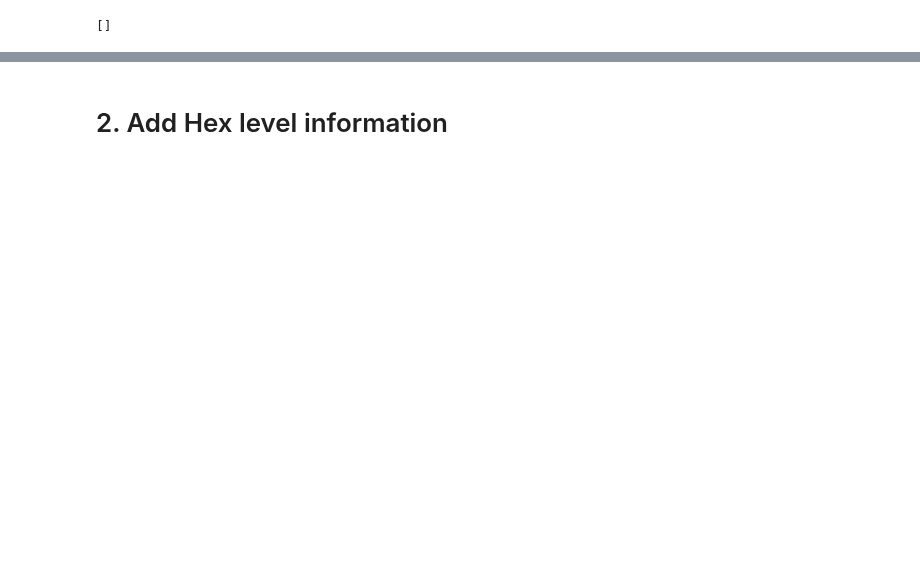
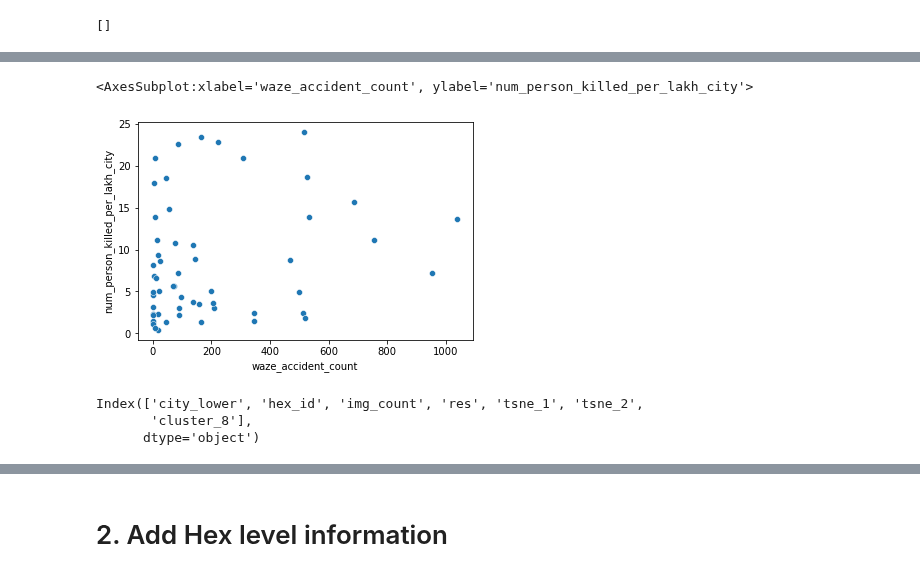
Before and after one commit to brookefzy/uvi-time-machine, a Jupyter notebook: _script/d-experiment/09_merge_all.ipynb, the cells around one changed output, grey strips where cells are left out. Drawn from its saved outputs; the diff is of its cells as text; code cells hidden in the pictures; blank space fills up the shorter version.

```diff
--- a/_script/d-experiment/09_merge_all.ipynb
+++ b/_script/d-experiment/09_merge_all.ipynb
@@ -50,0 +93,7 @@ print(mergedf['city_lower'].nunique())
+# %%
+# calculate the entropy among the eight clusters
+from scipy.stats import entropy
+# force the entropy to range from 0 to 1
+entropy_variables = ['cluster_'+str(i) for i in range(N)]
+cluster_df_summary['diversity'] = \
+    cluster_df_summary[entropy_variables].apply(lambda x: entropy(x)/np.log(N), axis = 1)
@@ -50,0 +116,3 @@ print(mergedf['city_lower'].nunique())
+# %%
+waze_count_df = waze_df.groupby('city')['count'].sum().reset_index(name='waze_accident_count')
+waze_count_df
@@ -51 +133,14 @@ print(mergedf['city_lower'].nunique())
+# %%
+# city level merge first
+city_fatality['city_lower'] = city_fatality['City'].apply(lambda x: x.lower().replace(" ", "").split(",")[0])
+city_fatality['num_person_killed_per_lakh'] = city_fatality['num_person_killed_per_lakh'].astype(float)
+city_df = cluster_df_summary.merge(profiledf, on = "city_lower", how = 'left')\
+       .merge(city_meta[['center_lat', 'center_lng', 'city_lower']],on = "city_lower", how = 'left' )\
+       .merge(city_fatality[['city_lower', 'num_person_killed_per_lakh']],
+              on = ['city_lower'], how = 'inner')\
+                     .merge(y_crossed, on = 'city_lower', how = 'inner', suffixes=('_city', '_country'))\
+                            .merge(waze_count_df, left_on = 'city_lower', right_on = 'city', how = 'left').drop('city', axis = 1)
+city_df.to_csv(os.path.join(EXPORT_FOLDER,
+                            f"c_city_full_cluster={N}.csv"),
+               index = False)
 # %%
@@ -68,0 +166,16 @@ Index(['city_lower', 'total_flux', 'mean_flux', 'flux_n_points', 'City',
+# %%
+import seaborn as sns
+sns.scatterplot(
+    data = city_df,
+    x = 'waze_accident_count',
+    y = 'num_person_killed_per_lakh_city',
+)
+# %% [output]
+<AxesSubplot:xlabel='waze_accident_count', ylabel='num_person_killed_per_lakh_city'>
+[figure, added]
+# %%
+cluster_df.columns
+# %% [output]
+Index(['city_lower', 'hex_id', 'img_count', 'res', 'tsne_1', 'tsne_2',
+       'cluster_8'],
+      dtype='object')
```
Also changed, not shown: parts of 23 cells of this notebook, 5 other files.
